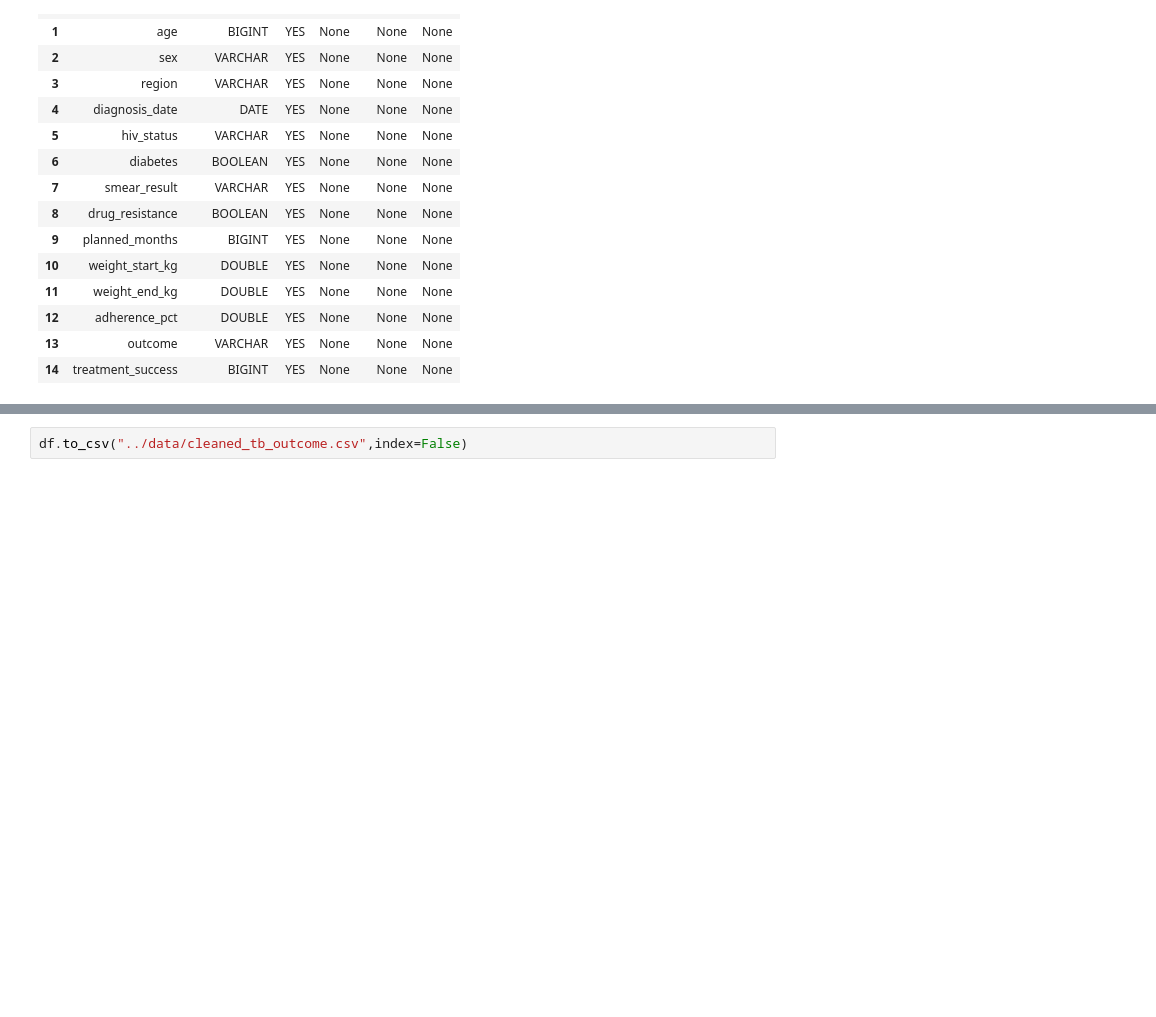
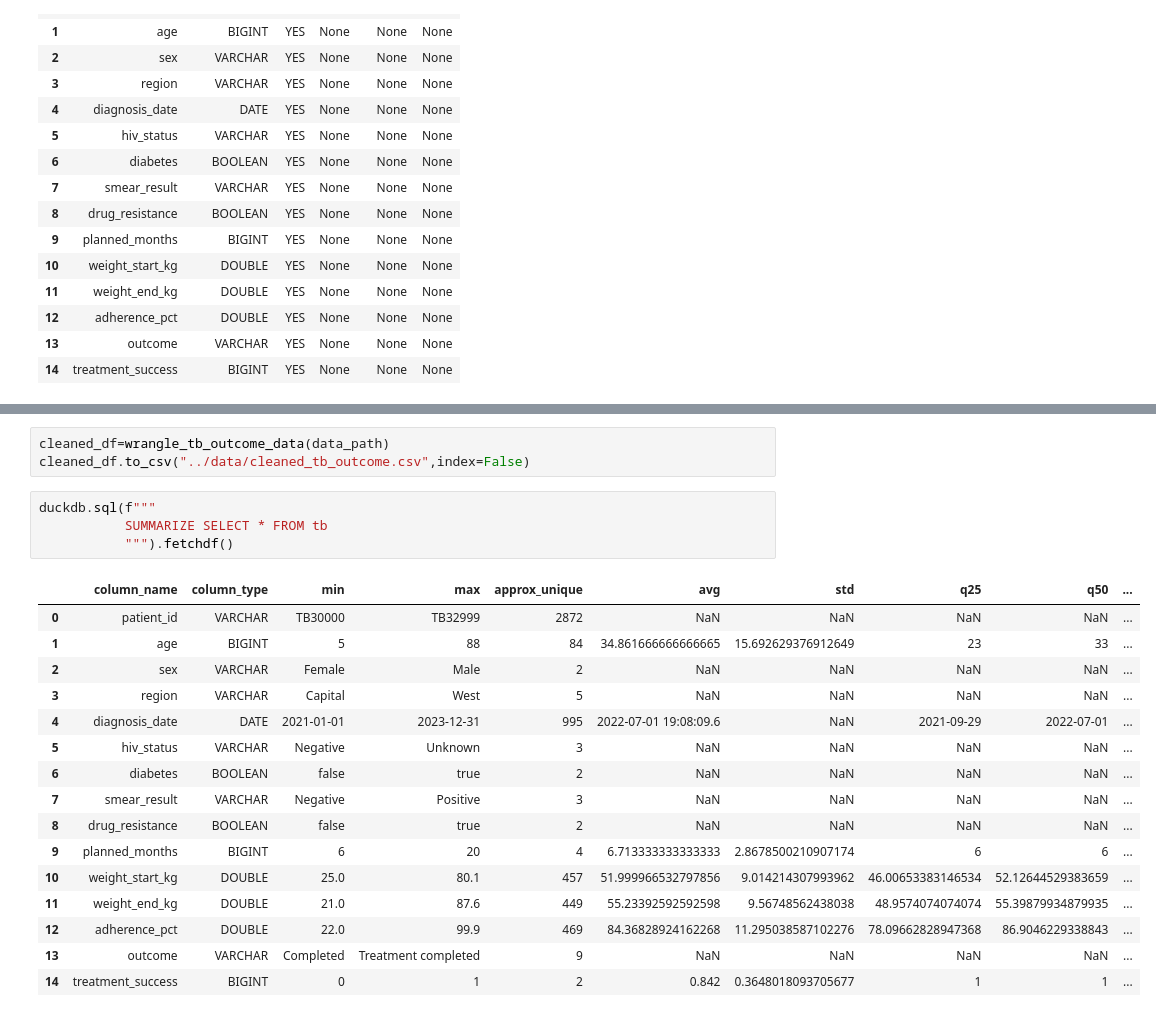
Before and after one commit to G-Gakii/tb_outcome_prediction, a Jupyter notebook: notebook/01_data_cleaning.ipynb, the cells around one changed output, grey strips where cells are left out. Saved outputs shown, nothing was run; the diff lists cells and outputs as text; blank space fills up the shorter version.

```diff
--- a/notebook/01_data_cleaning.ipynb
+++ b/notebook/01_data_cleaning.ipynb
@@ -423,4 +439,26 @@ get_distinct_values("tb")
  0                  0
  1                  1]
 # %%
-df.to_csv("../data/cleaned_tb_outcome.csv",index=False)
+cleaned_df=wrangle_tb_outcome_data(data_path)
+cleaned_df.to_csv("../data/cleaned_tb_outcome.csv",index=False)
+# %%
+duckdb.sql(f"""
+           SUMMARIZE SELECT * FROM tb
+           """).fetchdf()
+# %% [output]
+|  | column_name | column_type | min | max | approx_unique | avg | std | q25 | q50 | ... |
+| 0 | patient_id | VARCHAR | TB30000 | TB32999 | 2872 | NaN | NaN | NaN | NaN | ... |
+| 1 | age | BIGINT | 5 | 88 | 84 | 34.861666666666665 | 15.692629376912649 | 23 | 33 | ... |
+| 2 | sex | VARCHAR | Female | Male | 2 | NaN | NaN | NaN | NaN | ... |
+| 3 | region | VARCHAR | Capital | West | 5 | NaN | NaN | NaN | NaN | ... |
+| 4 | diagnosis_date | DATE | 2021-01-01 | 2023-12-31 | 995 | 2022-07-01 19:08:09.6 | NaN | 2021-09-29 | 2022-07-01 | ... |
+| 5 | hiv_status | VARCHAR | Negative | Unknown | 3 | NaN | NaN | NaN | NaN | ... |
+| 6 | diabetes | BOOLEAN | false | true | 2 | NaN | NaN | NaN | NaN | ... |
+| 7 | smear_result | VARCHAR | Negative | Positive | 3 | NaN | NaN | NaN | NaN | ... |
+| 8 | drug_resistance | BOOLEAN | false | true | 2 | NaN | NaN | NaN | NaN | ... |
+| 9 | planned_months | BIGINT | 6 | 20 | 4 | 6.713333333333333 | 2.8678500210907174 | 6 | 6 | ... |
+| 10 | weight_start_kg | DOUBLE | 25.0 | 80.1 | 457 | 51.999966532797856 | 9.014214307993962 | 46.00653383146534 | 52.12644529383659 | ... |
+| 11 | weight_end_kg | DOUBLE | 21.0 | 87.6 | 449 | 55.23392592592598 | 9.56748562438038 | 48.9574074074074 | 55.39879934879935 | ... |
+| 12 | adherence_pct | DOUBLE | 22.0 | 99.9 | 469 | 84.36828924162268 | 11.295038587102276 | 78.09662828947368 | 86.9046229338843 | ... |
+| 13 | outcome | VARCHAR | Completed | Treatment completed | 9 | NaN | NaN | NaN | NaN | ... |
+| 14 | treatment_success | BIGINT | 0 | 1 | 2 | 0.842 | 0.3648018093705677 | 1 | 1 | ... |
```
Also changed, not shown: parts of 6 cells of this notebook.
